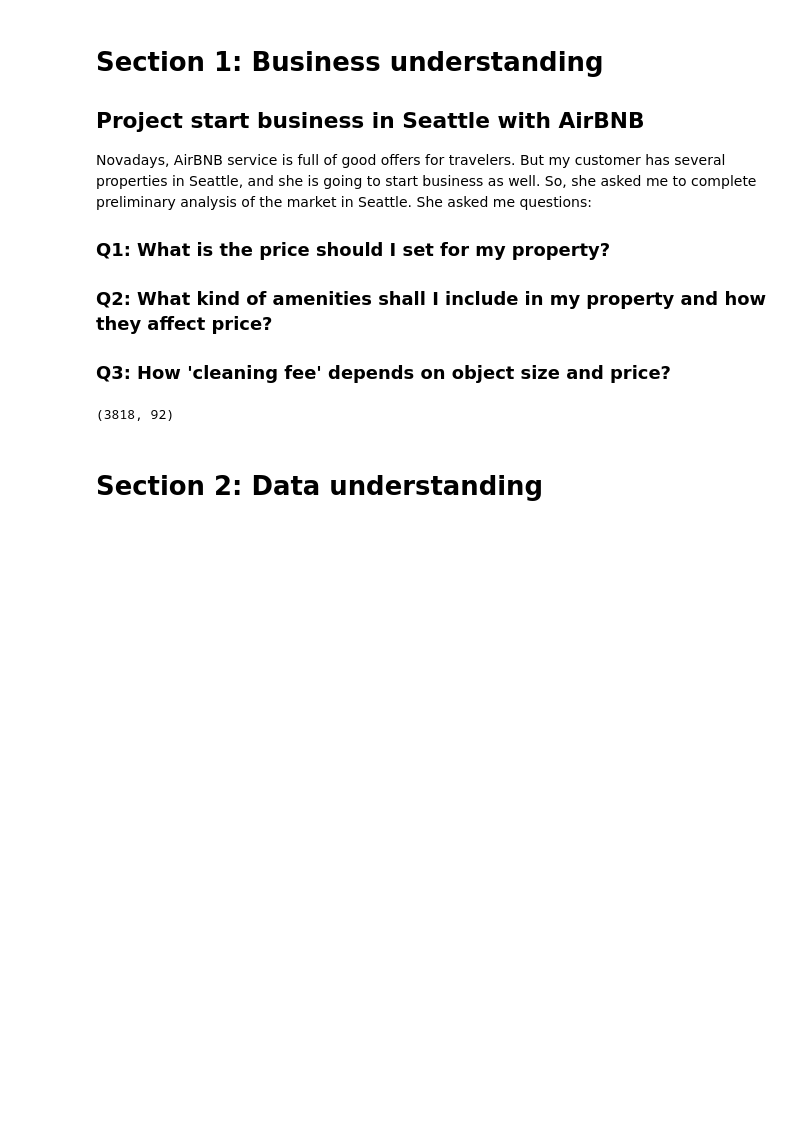
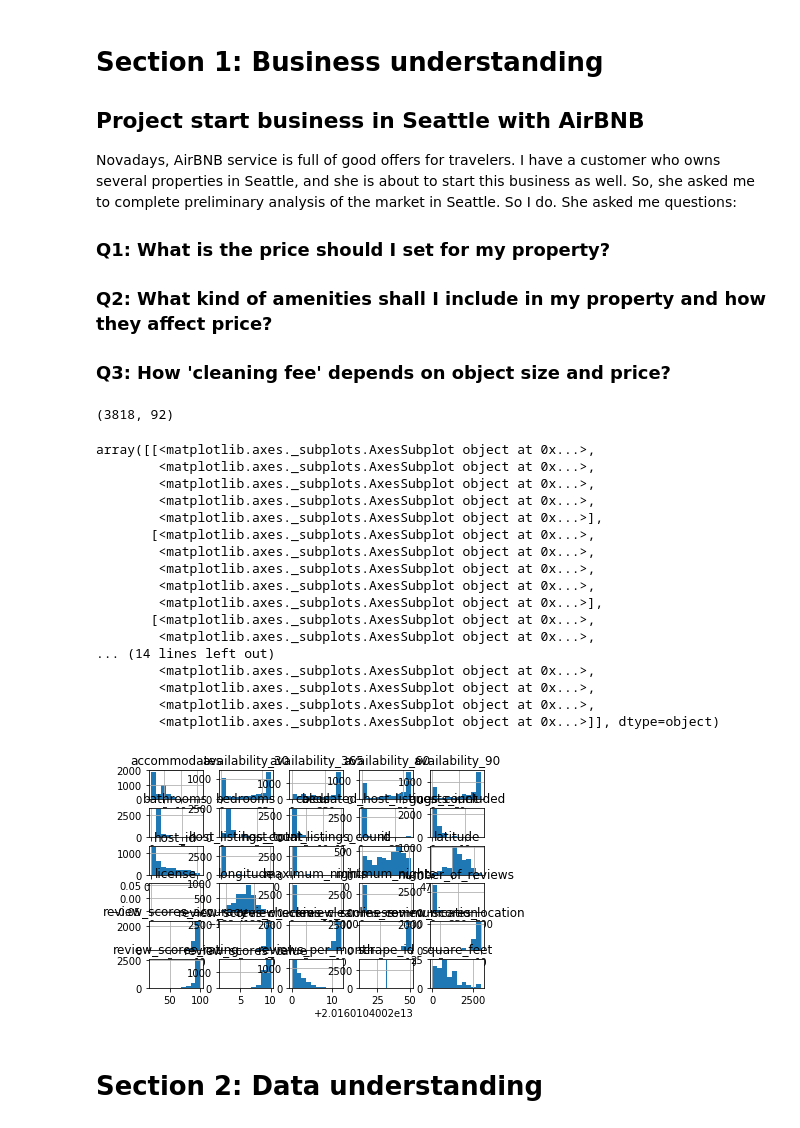
Before and after one commit to AlexeiSmirnov84/airbnb, a Jupyter notebook: main.ipynb, the cells around one changed output. Saved outputs shown, nothing was run; the diff lists cells and outputs as text; code cells hidden in the pictures; blank space fills up the shorter version.

```diff
--- a/main.ipynb
+++ b/main.ipynb
@@ -2,7 +2,7 @@
 # Section 1: Business understanding
 ## Project start business in Seattle with AirBNB
 
-Novadays, AirBNB service is full of good offers for travelers. But my customer has several properties in Seattle, and she is going to start business as well. So, she asked me to complete preliminary analysis of the market in Seattle. She asked me questions:
+Novadays, AirBNB service is full of good offers for travelers. I have a customer who owns several properties in Seattle, and she is about to start this business as well. So, she asked me to complete preliminary analysis of the market in Seattle. So I do. She asked me questions:
 
 ### Q1: What is the price should I set for my property?
 
@@ -28,6 +28,27 @@ listings = pd.read_csv("listings.csv")
 listings.shape
 # %% [output]
 (3818, 92)
+# %%
+listings.hist()
+# %% [output]
+array([[<matplotlib.axes._subplots.AxesSubplot object at 0x...>,
+        <matplotlib.axes._subplots.AxesSubplot object at 0x...>,
+        <matplotlib.axes._subplots.AxesSubplot object at 0x...>,
+        <matplotlib.axes._subplots.AxesSubplot object at 0x...>,
+        <matplotlib.axes._subplots.AxesSubplot object at 0x...>],
+       [<matplotlib.axes._subplots.AxesSubplot object at 0x...>,
+        <matplotlib.axes._subplots.AxesSubplot object at 0x...>,
+        <matplotlib.axes._subplots.AxesSubplot object at 0x...>,
+        <matplotlib.axes._subplots.AxesSubplot object at 0x...>,
+        <matplotlib.axes._subplots.AxesSubplot object at 0x...>],
+       [<matplotlib.axes._subplots.AxesSubplot object at 0x...>,
+        <matplotlib.axes._subplots.AxesSubplot object at 0x...>,
+... (14 lines left out)
+        <matplotlib.axes._subplots.AxesSubplot object at 0x...>,
+        <matplotlib.axes._subplots.AxesSubplot object at 0x...>,
+        <matplotlib.axes._subplots.AxesSubplot object at 0x...>,
+        <matplotlib.axes._subplots.AxesSubplot object at 0x...>]], dtype=object)
+[figure, added]
 # %% [markdown]
 # Section 2: Data understanding
 # %%
```
Also changed, not shown: parts of 25 cells of this notebook, 1 other file.
